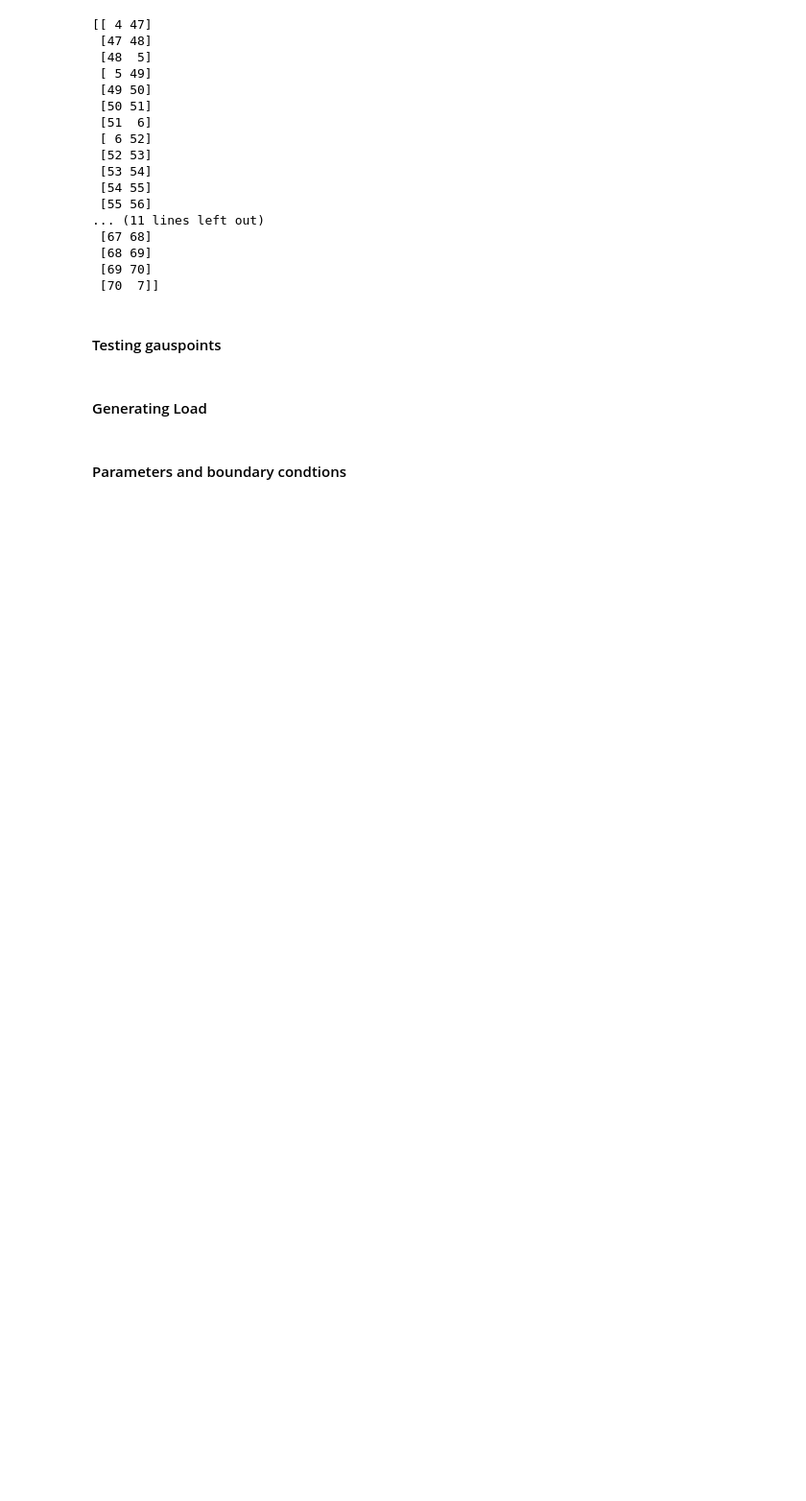
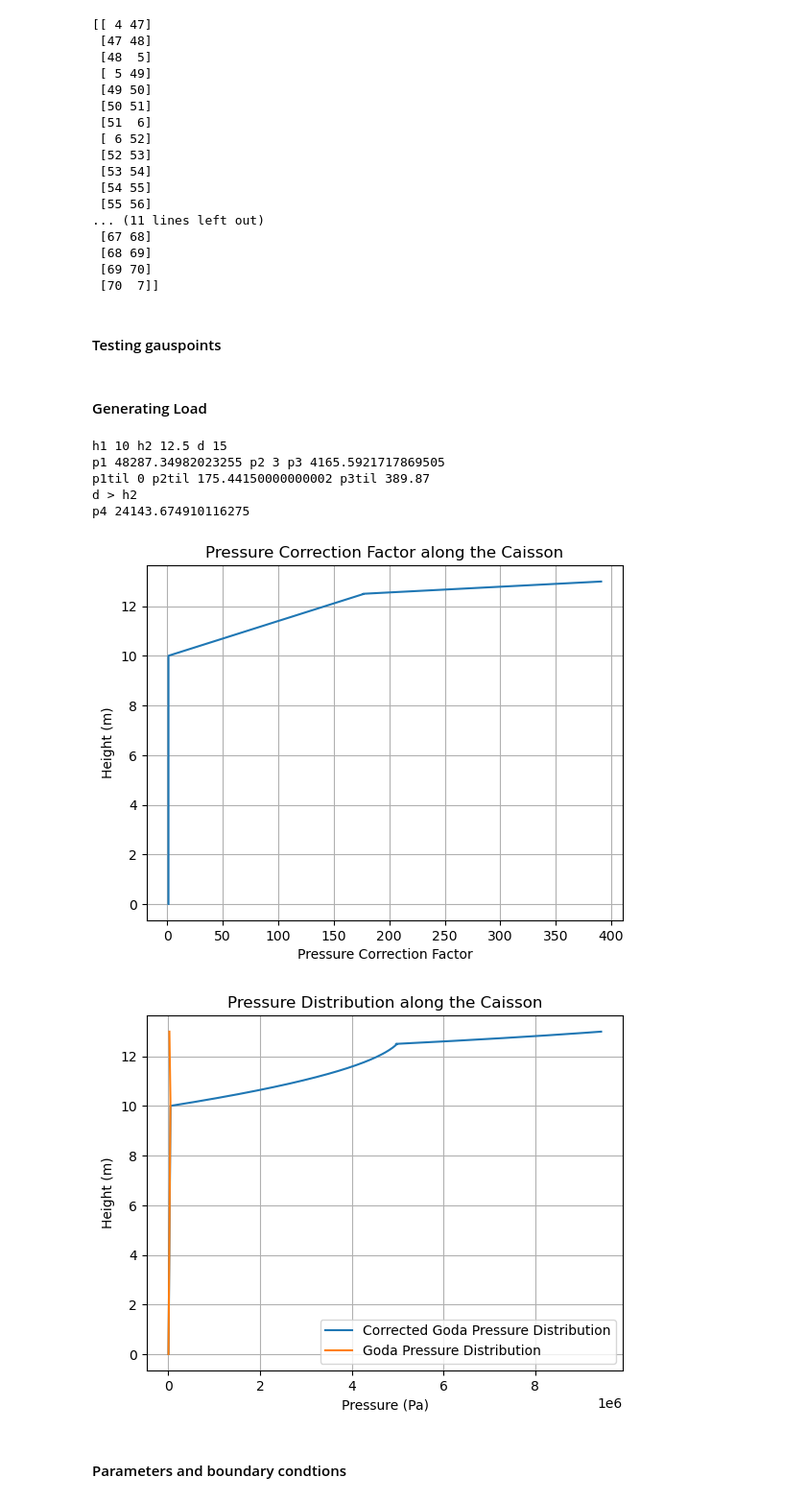
Before and after one commit to maxblw/CIEM4220_CM, a Jupyter notebook: model/1_model_definition.ipynb, the cells around one changed output. Shown at 96% size. Drawn from its saved outputs; the diff is of its cells as text; code cells hidden in the pictures; blank space fills up the shorter version.

```diff
--- a/model/1_model_definition.ipynb
+++ b/model/1_model_definition.ipynb
@@ -235,3 +338,33 @@ y_goda = np.linspace(0, roof, 1000)
+# %%
+# examples of input values
+h = 10
+beta = 2
+k = 2 * np.pi / 20  # wave number, assuming a wavelength of 10 m
+
+H = 2
+labda1 = 4
+labda2 = 2
+l = 13 # m
+L = 15 # m
+rho = 1025 # density of salt water
+g = 9.81 #m/s^2
+eta = 5 #surface elevation [m] (time dependent)
+hc = 0.5 # [m] needs to be smaller than eta, otherwise negative P2
+
+d = 10
+h1 = h
+h2 = 12.5
+
+goda = goda_originial(beta, labda1, labda2, H, l, rho, g, eta, hc, k)
+Pv = array_Goda(l, h1, h2, eta, goda, k, H, plot=True)
+# %% [output]
+h1 10 h2 12.5 d 15
+p1 48287.34982023255 p2 3 p3 4165.5921717869505
+p1til 0 p2til 175.44150000000002 p3til 389.87
+d > h2
+p4 24143.674910116275
+[figure, added]
+[figure, added]
 # %%
 def find_dz(z_coords):
     dz_list = np.zeros(len(z_coords))
```
Also changed, not shown: parts of 9 cells of this notebook, 1 other file.
